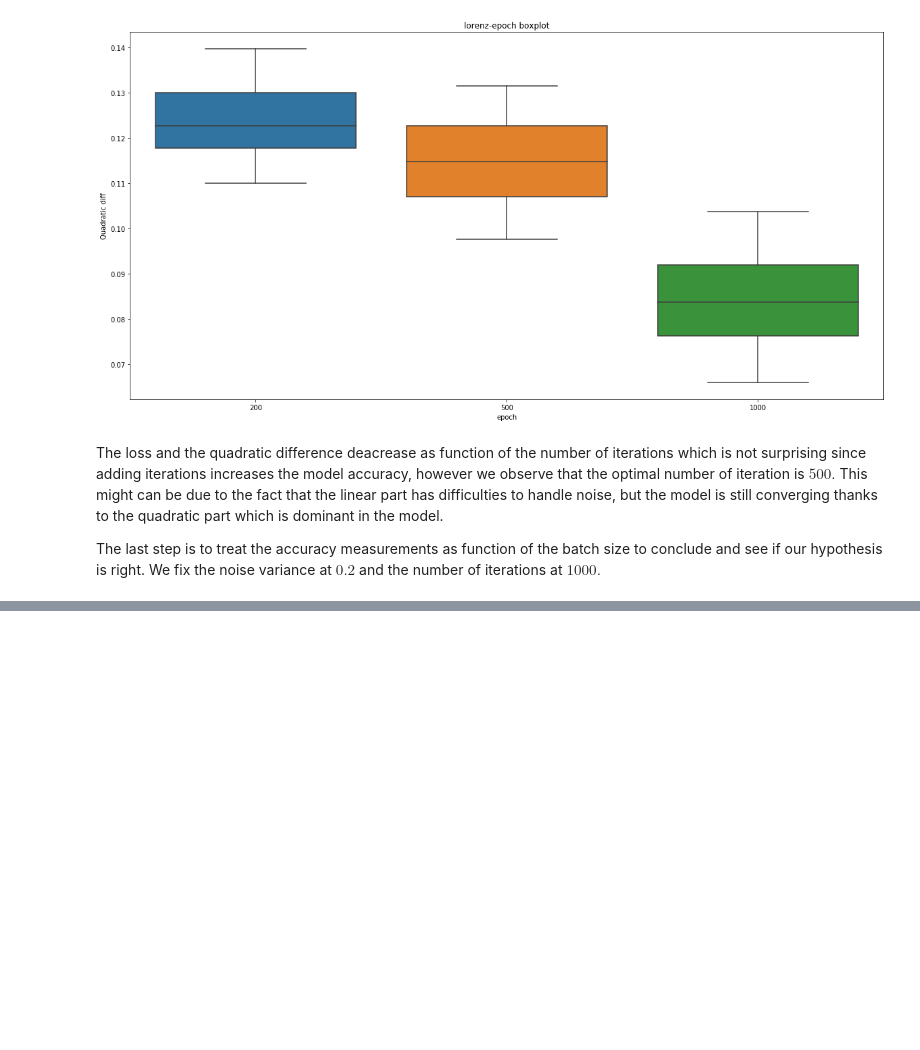
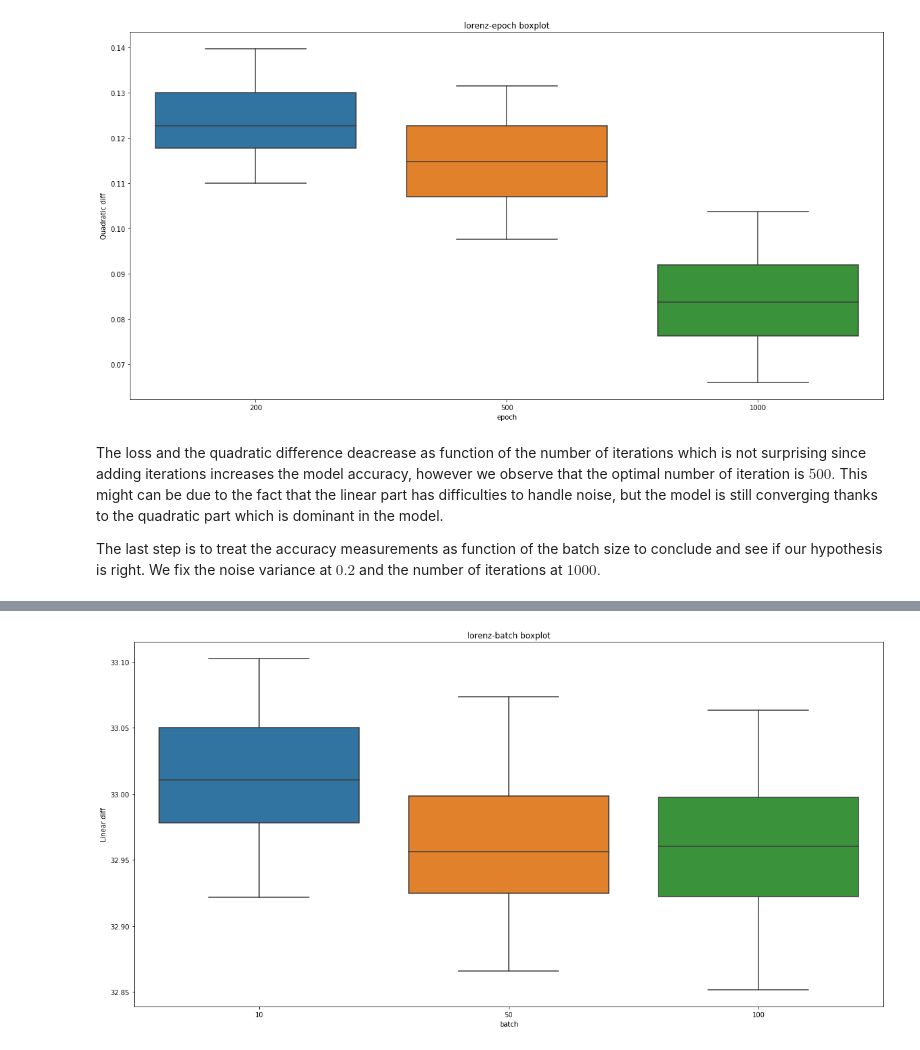
Before and after one commit to KennethThNg/Semester-project-dynamical-system-learning, a Jupyter notebook: ode_demo.ipynb, the cells around one changed output, grey strips where cells are left out. Saved outputs shown, nothing was run; the diff lists cells and outputs as text; code cells hidden in the pictures; blank space fills up the shorter version.

```diff
--- a/ode_demo.ipynb
+++ b/ode_demo.ipynb
@@ -368,5 +371,7 @@ boxplot_feature(data=grid_df_lorenz_1000, fixed_feat1='noise_std', val_feat1=0.2
 # %%
 boxplot_feature(data=grid_df_lorenz_1000, fixed_feat1='noise_std', val_feat1=0.2,
-                fixed_feat2='epoch', val_feat2=1000, feat_x='batch', feat_y='Linear diff')
+                fixed_feat2='epoch', val_feat2=1000, feat_x='batch', feat_y='Linear diff', save_fig=True, name='lorenz_lin_bs', data_name='lorenz-batch')
+# %% [output]
+[figure, added]
 # %%
 boxplot_feature(data=grid_df_lorenz_1000, fixed_feat1='noise_std', val_feat1=0.2,
```
Also changed, not shown: parts of 5 cells of this notebook.
